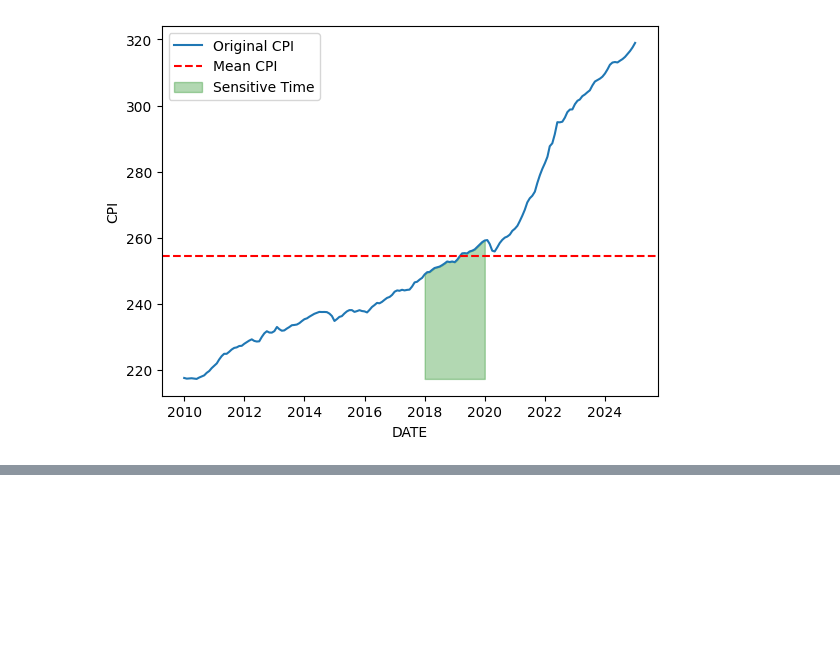
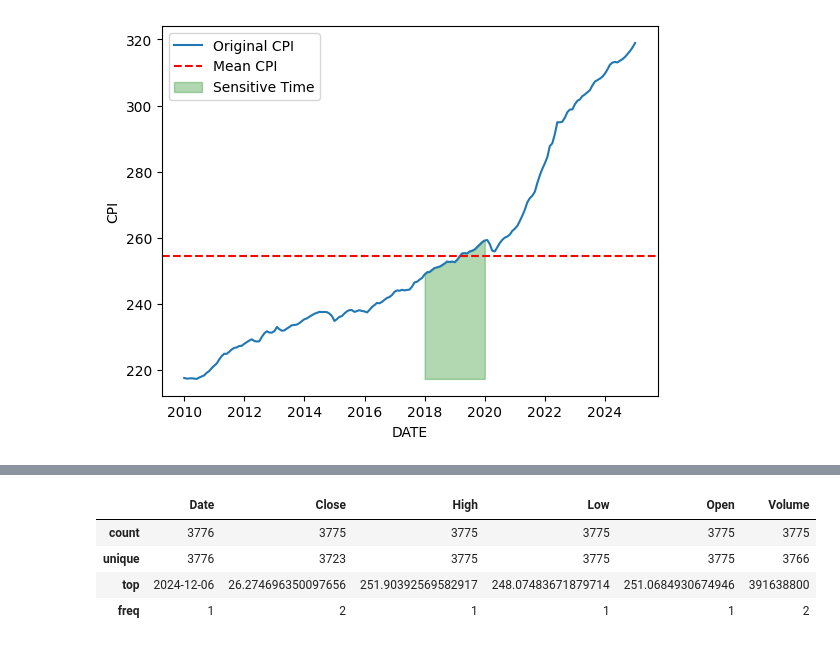
Before and after one commit to tanmaykumarchaki/AI-Driven-Market-Transformation-Analytics, a Jupyter notebook: ai-market-regime-shift-analysis/data_import.ipynb, the cells around one changed output, grey strips where cells are left out. Drawn from its saved outputs; the diff is of its cells as text; code cells hidden in the pictures; blank space fills up the shorter version.

```diff
--- a/ai-market-regime-shift-analysis/data_import.ipynb
+++ b/ai-market-regime-shift-analysis/data_import.ipynb
@@ -73,0 +91,8 @@ plt.show()
+# %%
+df1.describe()
+# %% [output]
+|  | Date | Close | High | Low | Open | Volume |
+| count | 3776 | 3775 | 3775 | 3775 | 3775 | 3775 |
+| unique | 3776 | 3723 | 3775 | 3775 | 3775 | 3766 |
+| top | 2024-12-06 | 26.274696350097656 | 251.90392569582917 | 248.07483671879714 | 251.0684930674946 | 391638800 |
+| freq | 1 | 2 | 1 | 1 | 1 | 2 |
```
Also changed, not shown: parts of 4 cells of this notebook.
